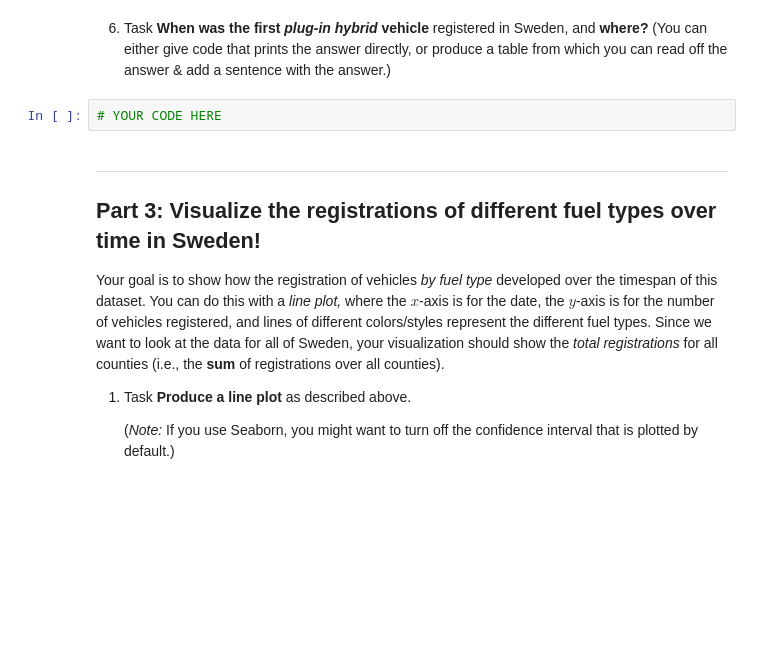
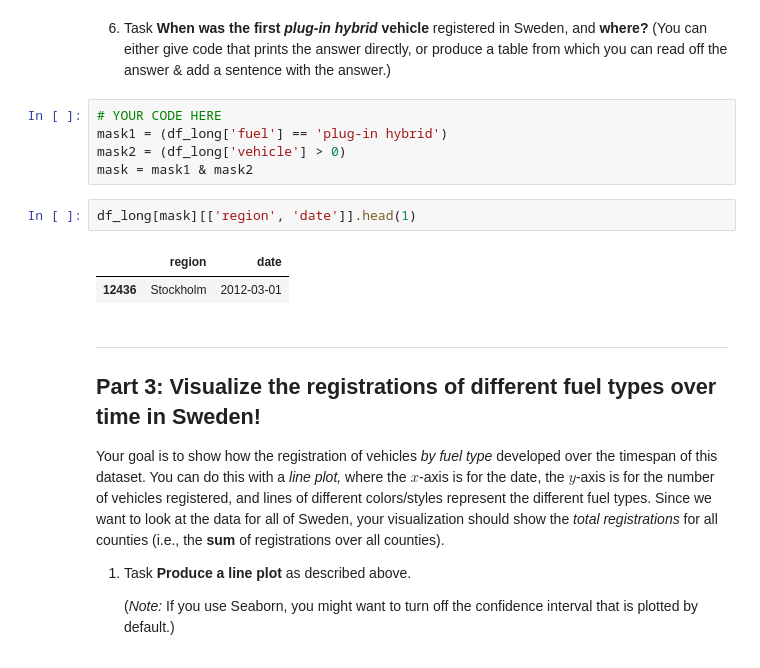
Before and after one commit to KorwinBieniek/kaggle_projects, a Jupyter notebook: notebooks/university_notebooks/Assignment_1.ipynb, the cells around one changed output. Cells and saved outputs as stored; diff of their text form; blank space fills up the shorter version.

```diff
--- a/notebooks/university_notebooks/Assignment_1.ipynb
+++ b/notebooks/university_notebooks/Assignment_1.ipynb
@@ -226,6 +226,14 @@ print(df_grouped[df_grouped.index.get_level_values(0) == '2021'].idxmax(), df_gr
 6. <span class="badge">Task</span> **When was the first _plug-in hybrid_ vehicle** registered in Sweden, and **where?** (You can either give code that prints the answer directly, or produce a table from which you can read off the answer & add a sentence with the answer.)
 # %%
 # YOUR CODE HERE
+mask1 = (df_long['fuel'] == 'plug-in hybrid')
+mask2 = (df_long['vehicle'] > 0)
+mask = mask1 & mask2
+# %%
+df_long[mask][['region', 'date']].head(1)
+# %% [output]
+|  | region | date |
+| 12436 | Stockholm | 2012-03-01 |
 # %% [markdown]
 - - -
 ## Part 3: Visualize the registrations of different fuel types over time in Sweden!
```
Also changed, not shown: parts of 4 cells of this notebook.
